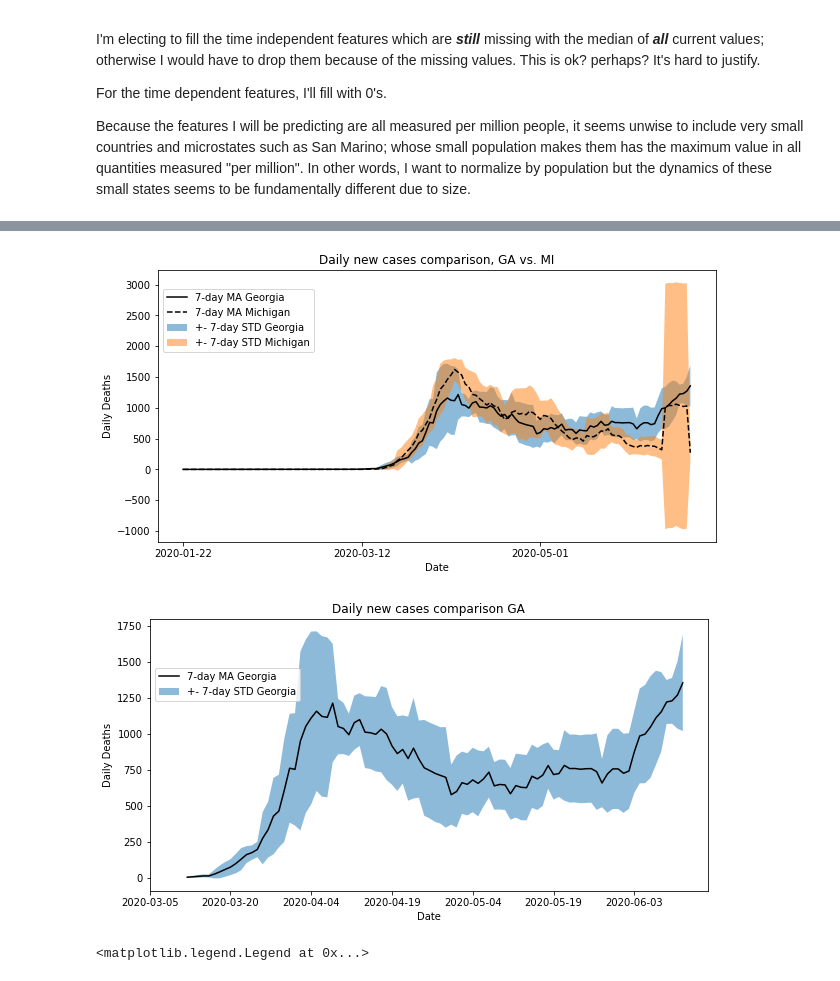
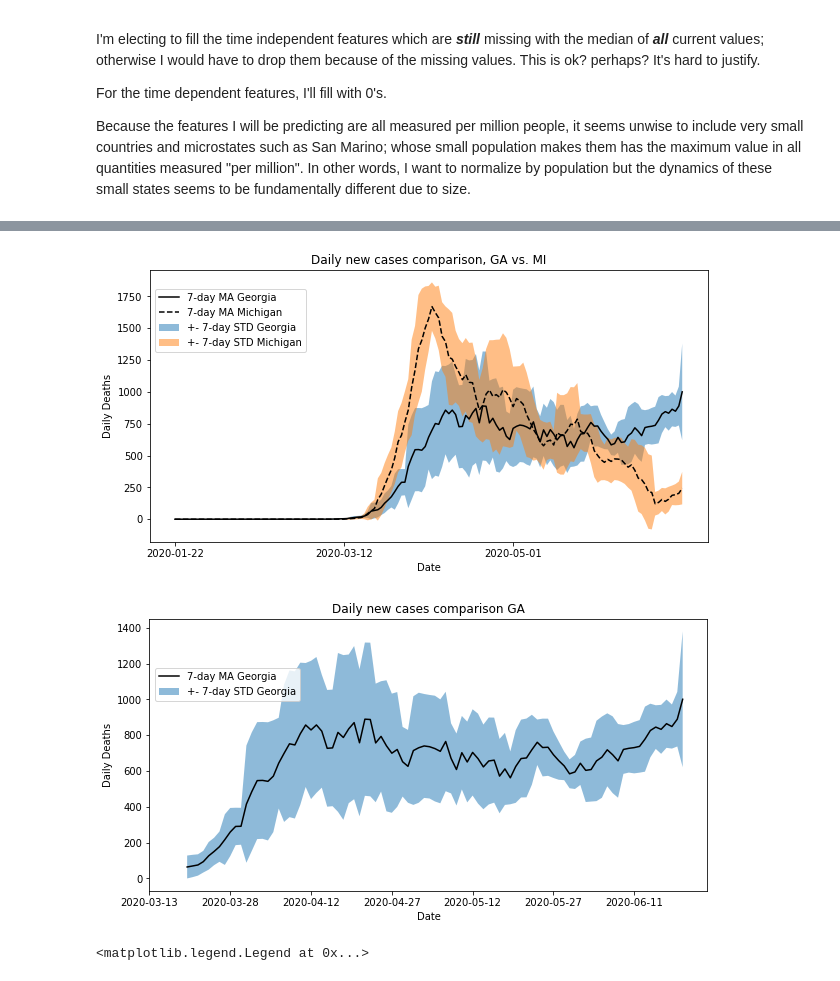
Before and after one commit to mgudorf/datsci, a Jupyter notebook: capstone2/COVID19_data_cleaning_and_exploration.ipynb, the cells around one changed output, grey strips where cells are left out. Saved outputs shown, nothing was run; the diff lists cells and outputs as text; code cells hidden in the pictures.

```diff
--- a/capstone2/COVID19_data_cleaning_and_exploration.ipynb
+++ b/capstone2/COVID19_data_cleaning_and_exploration.ipynb
@@ -1261,39 +1260,39 @@ plt.savefig('GAvsMIdeaths.jpg')
 # %%
 fig, ax = plt.subplots(figsize=(10,5))
 
-pds = usa_time_series_df.reset_index()[(usa_time_series_df.reset_index().location=='Florida')]
+pds = usa_time_series_df.reset_index()[(usa_time_series_df.reset_index().location=='Georgia')]
 pds.loc[:, 'date'] = pds.loc[:, 'date'].dt.date
 pds = pds.set_index('date').confirmed.diff(1)
 rollmean = pds.rolling(roll_width).mean().fillna(method='backfill').values.ravel()
 rollstd  = pds.rolling(roll_width).std().fillna(method='backfill').values.ravel()
 cis = (rollmean - rollstd, rollmean + rollstd)
 
 ax.fill_between(range(len(pds)), cis[0], cis[1], alpha=0.5, label='+- 7-day STD Georgia')
 ax.plot(range(len(pds)), rollmean, color='k', label='7-day MA Georgia')
 
 pds = usa_time_series_df.reset_index()[(usa_time_series_df.reset_index().location=='Michigan')]
 pds.loc[:, 'date'] = pds.loc[:, 'date'].dt.date
 pds = pds.set_index('date').confirmed.diff(1)
 rollmean = pds.rolling(roll_width).mean().fillna(method='backfill').values.ravel()
 rollstd  = pds.rolling(roll_width).std().fillna(method='backfill').values.ravel()
 cis = (rollmean - rollstd, rollmean + rollstd)
 
 ax.fill_between(range(len(pds)), cis[0], cis[1], alpha=0.5, label='+- 7-day STD Michigan')
 ax.plot(range(len(pds)), rollmean, color='k',linestyle='--', label='7-day MA Michigan')
 
 plt.legend(loc=(0.01,0.7))
 plt.title('Daily new cases comparison, GA vs. MI')
 _ = ax.set_ylabel('Daily Deaths')
 _ = ax.set_xlabel('Date')
 _ = ax.set_xticks([0, 50,100])
 _ = ax.set_xticklabels(pds.index[::50])
 plt.savefig('GAvsMIcases.jpg')
 # %% [output]
-[figure, old version]
+[figure, new version]
 # %%
 fig, ax = plt.subplots(figsize=(10,5))
 
-pds = usa_time_series_df.reset_index()[(usa_time_series_df.reset_index().location=='Florida')].iloc[-100:]
+pds = usa_time_series_df.reset_index()[(usa_time_series_df.reset_index().location=='Georgia')].iloc[-100:]
 pds.loc[:, 'date'] = pds.loc[:, 'date'].dt.date
 pds = pds.set_index('date').confirmed.diff(1)
 rollmean = pds.rolling(roll_width).mean()#.values.ravel()#.fillna(method='backfill').values.ravel()
@@ -1310,7 +1309,7 @@ _ = ax.set_xlabel('Date')
 _ = ax.set_xticks(list(range(0, 101, 15)))
 _ = ax.set_xticklabels(pds.index[-100::15])
 # %% [output]
-[figure, old version]
+[figure, new version]
 # %%
 fig, ax = plt.subplots()
 ax2 = ax.twinx()
```
Also changed, not shown: parts of 37 cells of this notebook, 4 other files.
